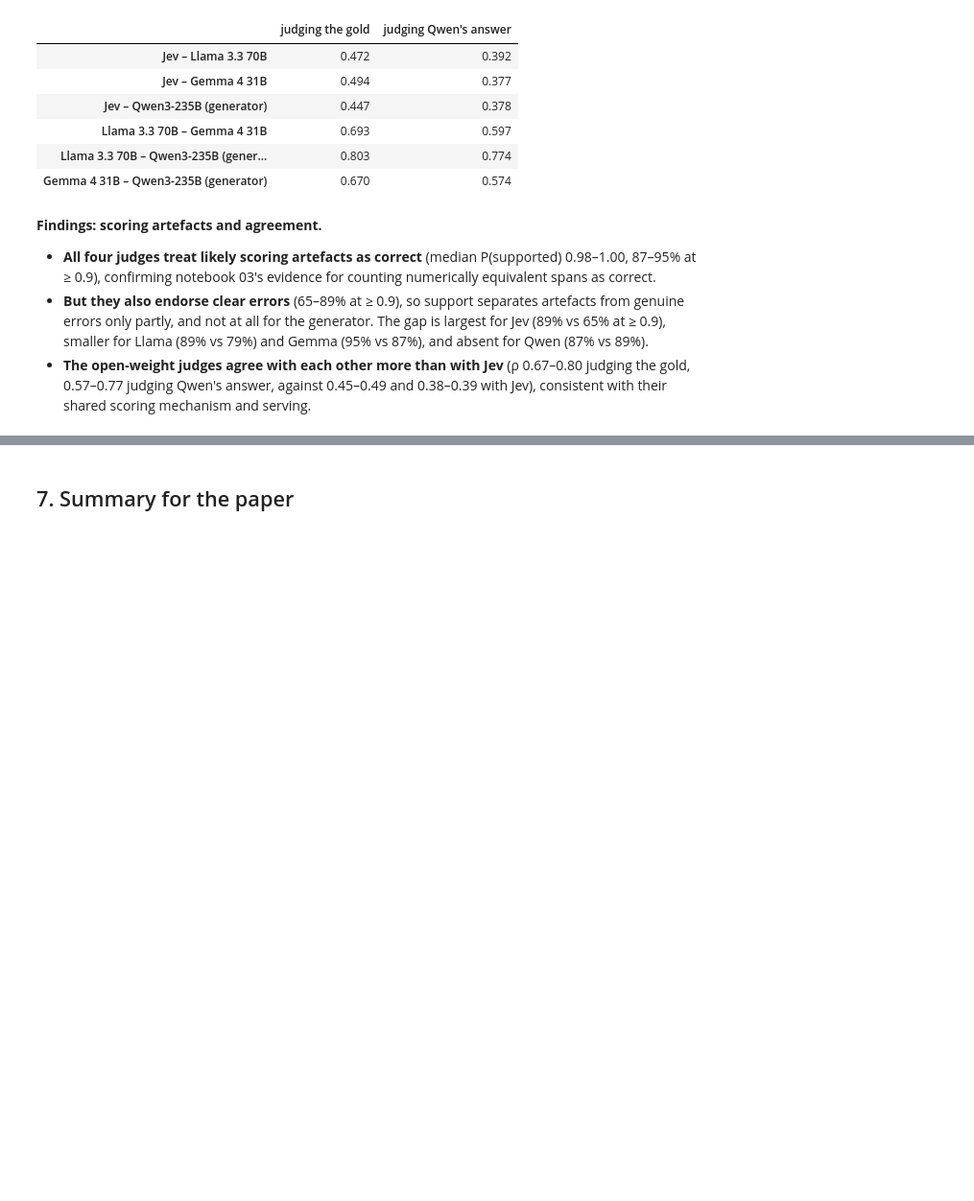
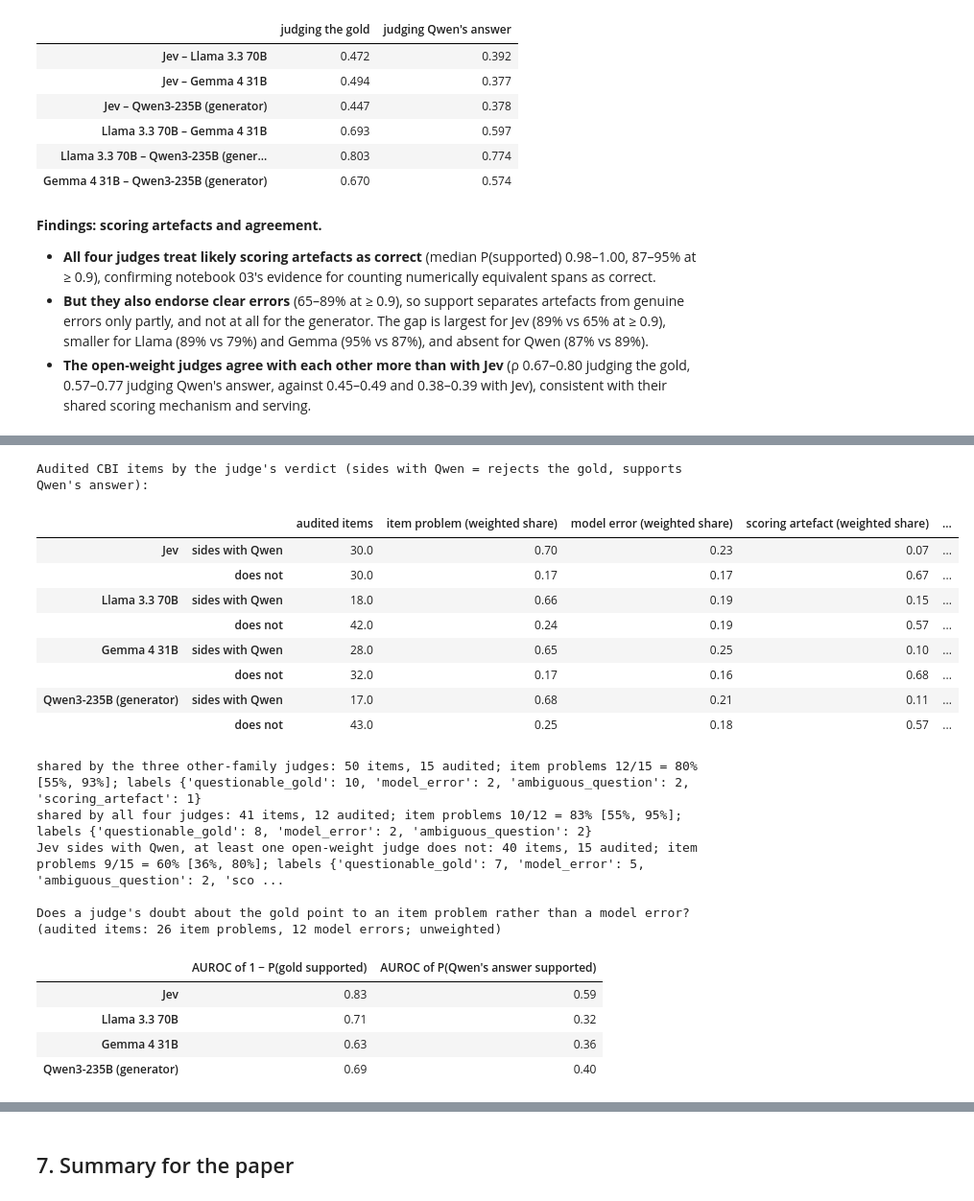
Before and after one commit to jeknov/llm-judges-finqa, a Jupyter notebook: notebooks/03b_cbi_judges_analysis.ipynb, the cells around one changed output, grey strips where cells are left out. Shown at 96% size. Drawn from its saved outputs; the diff is of its cells as text; code cells hidden in the pictures; blank space fills up the shorter version.

```diff
--- a/notebooks/03b_cbi_judges_analysis.ipynb
+++ b/notebooks/03b_cbi_judges_analysis.ipynb
@@ -576,0 +595,60 @@ Spearman correlation between judges on the 1,730 unanimous items:
+# %%
+from statsmodels.stats.proportion import proportion_confint
+
+final = pd.read_parquet(AUD_DIR / "annotation" / "cbi_audit" / "final_labels.parquet").set_index("item_id")
+assert final.index.isin(cbi_ids).all(), "every audited item is a CBI item here"
+assert (final["stratum"].eq("A") == final.index.isin(side["jev"])).all(), "stratum A = Jev sides with Qwen"
+KIND = {"model_error": "model error", "scoring_artefact": "scoring artefact",
+        "ambiguous_question": "item problem", "questionable_gold": "item problem"}
+KINDS = ["item problem", "model error", "scoring artefact"]
+final["kind"] = final["label"].map(KIND)
+n_strat = final["stratum"].value_counts()
+final["w"] = final["stratum"].map({"A": len(side["jev"]) / n_strat["A"], "B": (len(cbi_ids) - len(side["jev"])) / n_strat["B"]})
+
+rows = {}
+for j in JUDGES:
+    sides = final.index.isin(side[j])
+    for who, m in (("sides with Qwen", sides), ("does not", ~sides)):
+        g = final[m]
+        rows[(LABEL[j], who)] = {"audited items": len(g), **{f"{k} (weighted share)": (g["w"] * g["kind"].eq(k)).sum() / g["w"].sum()
+                                                              for k in KINDS},
+                                 "item problems (count)": int(g["kind"].eq("item problem").sum())}
+print("Audited CBI items by the judge's verdict (sides with Qwen = rejects the gold, supports Qwen's answer):")
+display(pd.DataFrame(rows).T.round(2))
+
+for name, ids in (("shared by the three other-family judges", all3), ("shared by all four judges", all4),
+                  ("Jev sides with Qwen, at least one open-weight judge does not", side["jev"] - all3)):
+    g = final[final.index.isin(ids)]
+    k = int(g["kind"].eq("item problem").sum())
+    lo, hi = proportion_confint(k, len(g), method="wilson")
+    print(f"{name}: {len(ids)} items, {len(g)} audited; item problems {k}/{len(g)} = {k / len(g):.0%} [{lo:.0%}, {hi:.0%}]; "
+          f"labels {g['label'].value_counts().to_dict()}")
+
+pair = final[final["kind"].isin(["item problem", "model error"])]
+y = pair["kind"].eq("item problem").astype(int)
+print(f"\nDoes a judge's doubt about the gold point to an item problem rather than a model error? "
+      f"(audited items: {int(y.sum())} item problems, {int((1 - y).sum())} model errors; unweighted)")
+display(pd.DataFrame({LABEL[j]: {"AUROC of 1 − P(gold supported)": roc_auc_score(y, 1 - S[j].loc[pair.index, "R_gold"]),
+                                 "AUROC of P(Qwen's answer supported)": roc_auc_score(y, S[j].loc[pair.index, "R_model"])}
+                      for j in JUDGES}).T.round(2))
+# %% [output]
+Audited CBI items by the judge's verdict (sides with Qwen = rejects the gold, supports Qwen's answer):
+|  |  | audited items | item problem (weighted share) | model error (weighted share) | scoring artefact (weighted share) | ... |
+| Jev | sides with Qwen | 30.0 | 0.70 | 0.23 | 0.07 | ... |
+|  | does not | 30.0 | 0.17 | 0.17 | 0.67 | ... |
+| Llama 3.3 70B | sides with Qwen | 18.0 | 0.66 | 0.19 | 0.15 | ... |
+|  | does not | 42.0 | 0.24 | 0.19 | 0.57 | ... |
+| Gemma 4 31B | sides with Qwen | 28.0 | 0.65 | 0.25 | 0.10 | ... |
+|  | does not | 32.0 | 0.17 | 0.16 | 0.68 | ... |
+| Qwen3-235B (generator) | sides with Qwen | 17.0 | 0.68 | 0.21 | 0.11 | ... |
+|  | does not | 43.0 | 0.25 | 0.18 | 0.57 | ... |
+shared by the three other-family judges: 50 items, 15 audited; item problems 12/15 = 80% [55%, 93%]; labels {'questionable_gold': 10, 'model_error': 2, 'ambiguous_question': 2, 'scoring_artefact': 1}
+shared by all four judges: 41 items, 12 audited; item problems 10/12 = 83% [55%, 95%]; labels {'questionable_gold': 8, 'model_error': 2, 'ambiguous_question': 2}
+Jev sides with Qwen, at least one open-weight judge does not: 40 items, 15 audited; item problems 9/15 = 60% [36%, 80%]; labels {'questionable_gold': 7, 'model_error': 5, 'ambiguous_question': 2, 'sco ...
+
+Does a judge's doubt about the gold point to an item problem rather than a model error? (audited items: 26 item problems, 12 model errors; unweighted)
+|  | AUROC of 1 − P(gold supported) | AUROC of P(Qwen's answer supported) |
+| Jev | 0.83 | 0.59 |
+| Llama 3.3 70B | 0.71 | 0.32 |
+| Gemma 4 31B | 0.63 | 0.36 |
+| Qwen3-235B (generator) | 0.69 | 0.40 |
```
Also changed, not shown: parts of 8 cells of this notebook, 13 other files.
